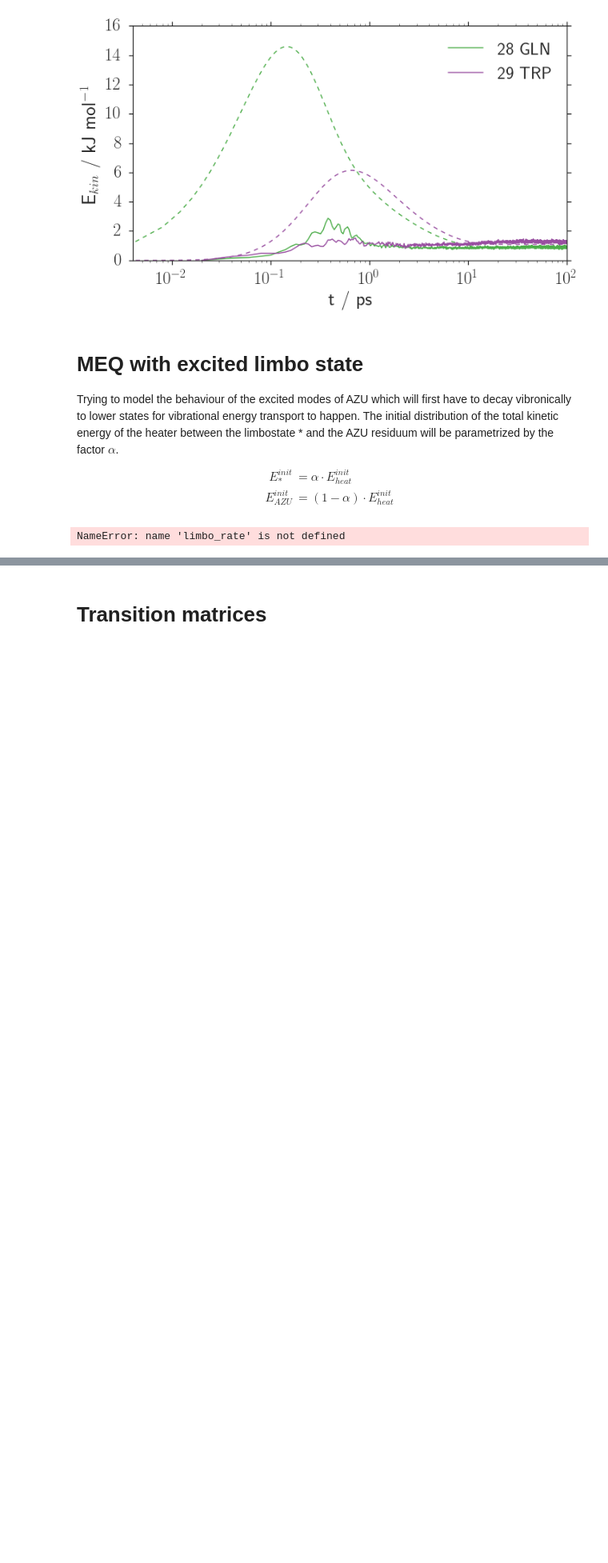
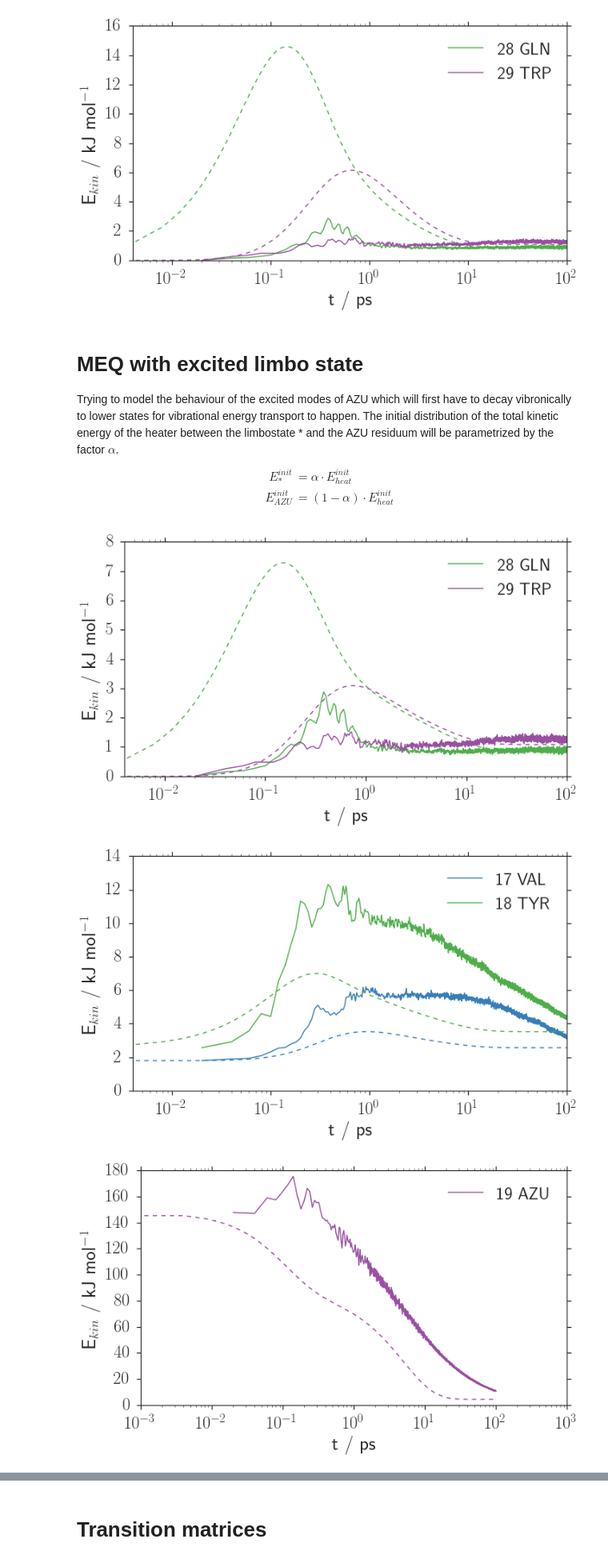
Before and after one commit to Schlabonski/WW, a Jupyter notebook: Scripts/MEQ_simulation.ipynb, the cells around one changed output, grey strips where cells are left out. Shown at 80% size. Drawn from its saved outputs; the diff is of its cells as text; code cells hidden in the pictures; blank space fills up the shorter version.

```diff
--- a/Scripts/MEQ_simulation.ipynb
+++ b/Scripts/MEQ_simulation.ipynb
@@ -246,6 +256,8 @@ E_{AZU}^{init} &= (1-\alpha)\cdot E_{heat}^{init}
 # import data from earlier MEQ runs
 E_kin_init = E_kin_MEQ[:,0]
 transition_rate_matrix = np.load("../working_files/910K/transition_rates_matrix.npy")
+
+limbo_rate = 1/5e-12
 
 # create energy vector for a system that is expanded by the limbo state
 alpha = 0.5
@@ -259,36 +271,38 @@ E_kin_AZU = 67/2 * k_B * 10 /1000 *mol # thermal energy of azu assuming 67dof an
 # create transition rate matrix for expanded system
 transition_rate_matrix_limbo = np.zeros((len(transition_rate_matrix)+1, len(transition_rate_matrix)+1))
 
 for i,j in itertools.combinations_with_replacement(range(len(transition_rate_matrix)), 2):
     transition_rate_matrix_limbo[i,j] = transition_rate_matrix[i,j]
     transition_rate_matrix_limbo[j,i] = transition_rate_matrix[j,i]
 
 limbo_index = len(transition_rate_matrix_limbo)-1
 transition_rate_matrix_limbo[18, limbo_index] = limbo_rate
 transition_rate_matrix_limbo[limbo_index, limbo_index] = -limbo_rate
 
 transition_rate_matrix_limbo = np.matrix(transition_rate_matrix_limbo)
 
 # run MEQ simulation
 n_steps = 25000
 dt = 4e-15
 
 trm_dt = transition_rate_matrix_limbo * dt # scaled transition rate matrix
 
 E_kin_evolution_limbo = np.matrix(np.zeros((len(E_kin_init_limbo), n_steps)))
 E_kin_evolution_limbo[:,0] = np.matrix(E_kin_init_limbo).T
 
 for i in range(n_steps-1):
     E_kin_evolution_limbo[:,i+1] = E_kin_evolution_limbo[:,i] + (trm_dt * E_kin_evolution_limbo[:,i])
 
 E_kin_evolution_limbo = np.array(E_kin_evolution_limbo)
 
 E_kin_AZU_limbo = E_kin_evolution_limbo[18] + E_kin_evolution_limbo[-1]
 
-plot_E_kin(E_kin_MD[15:17], time_MD, plotlabels[15:17], saveroot='E_kin_MEQ_MD_split', E_kin_model=E_kin_evolution_limbo[16:18], t_model=time_MEQ, norm_to_zero=False)
-plot_E_kin(E_kin_MD[17:18], time_MD, plotlabels[17:18], saveroot='E_kin_MEQ_MD_split', E_kin_model=[E_kin_AZU_limbo], t_model=time_MEQ, norm_to_zero=False)
-plot_E_kin(E_kin_MD[18:23], time_MD, plotlabels[18:23], saveroot='E_kin_MEQ_MD_split', E_kin_model=E_kin_evolution_limbo[19:24], t_model=time_MEQ)
-plot_E_kin(E_kin_MD[6:9], time_MD, plotlabels[6:9], saveroot='E_kin_MEQ_MD_split', E_kin_model=E_kin_evolution_limbo[7:10], t_model=time_MEQ)
-plot_E_kin(E_kin_MD[26:], time_MD, plotlabels[26:], saveroot='E_kin_MEQ_MD_split', E_kin_model=E_kin_evolution_limbo[27:29], t_model=time_MEQ)
+plot_E_kin(E_kin_MD[16:18], time_MD, plotlabels[16:18], saveroot='E_kin_MEQ_MD_split', E_kin_model=E_kin_evolution_limbo[16:18], t_model=time_MEQ, norm_to_zero=False)
+plot_E_kin(E_kin_MD[18:19], time_MD, plotlabels[18:19], saveroot='E_kin_MEQ_MD_split', E_kin_model=[E_kin_AZU_limbo], t_model=time_MEQ, norm_to_zero=False)
+plot_E_kin(E_kin_MD[19:24], time_MD, plotlabels[19:24], saveroot='E_kin_MEQ_MD_split', E_kin_model=E_kin_evolution_limbo[19:24], t_model=time_MEQ)
+plot_E_kin(E_kin_MD[7:10], time_MD, plotlabels[7:10], saveroot='E_kin_MEQ_MD_split', E_kin_model=E_kin_evolution_limbo[7:10], t_model=time_MEQ)
+plot_E_kin(E_kin_MD[27:29], time_MD, plotlabels[27:29], saveroot='E_kin_MEQ_MD_split', E_kin_model=E_kin_evolution_limbo[27:29], t_model=time_MEQ)
 # %% [output]
-NameError: name 'limbo_rate' is not defined
+[figure, added]
+[figure, added]
+[figure, added]
```
Also changed, not shown: parts of 10 cells of this notebook, 15 other files.
